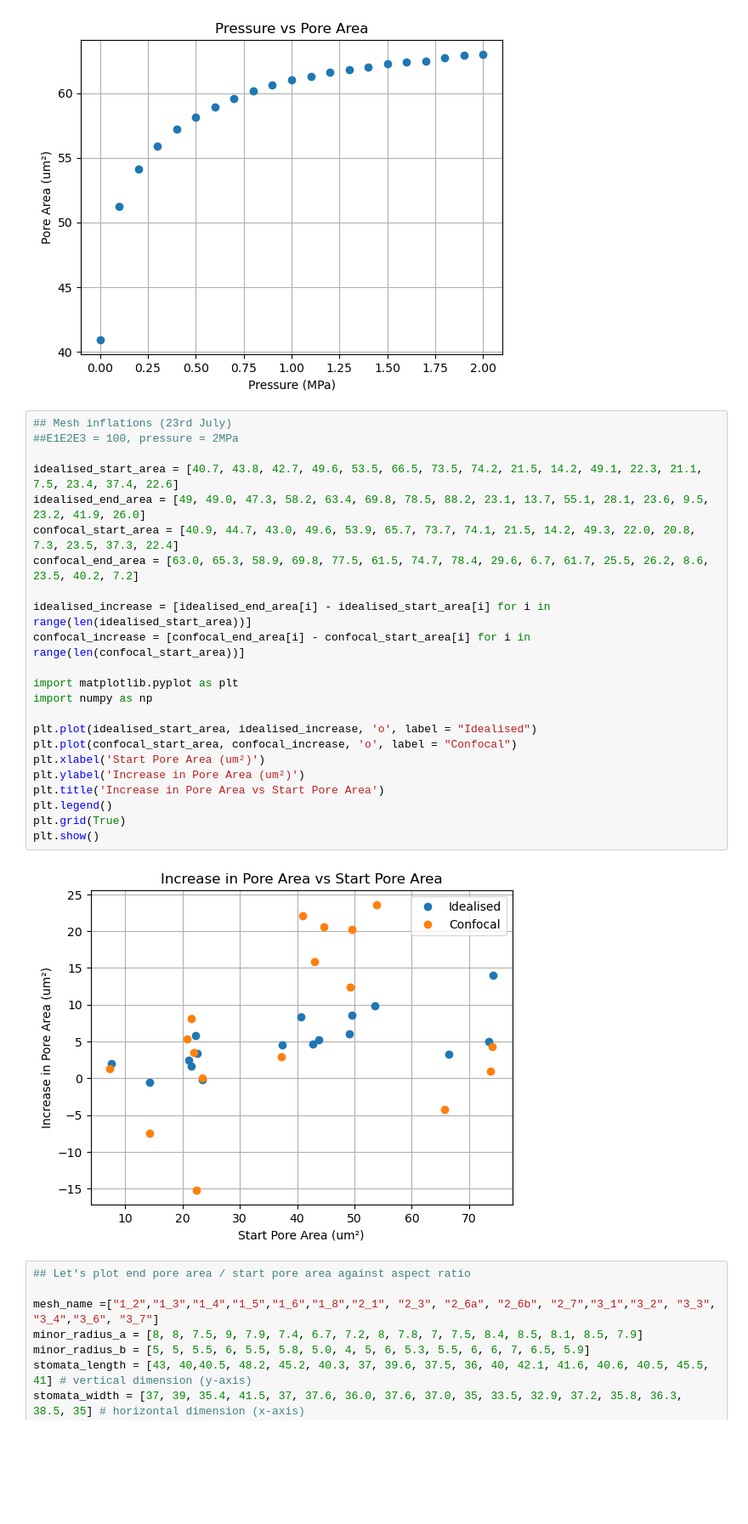
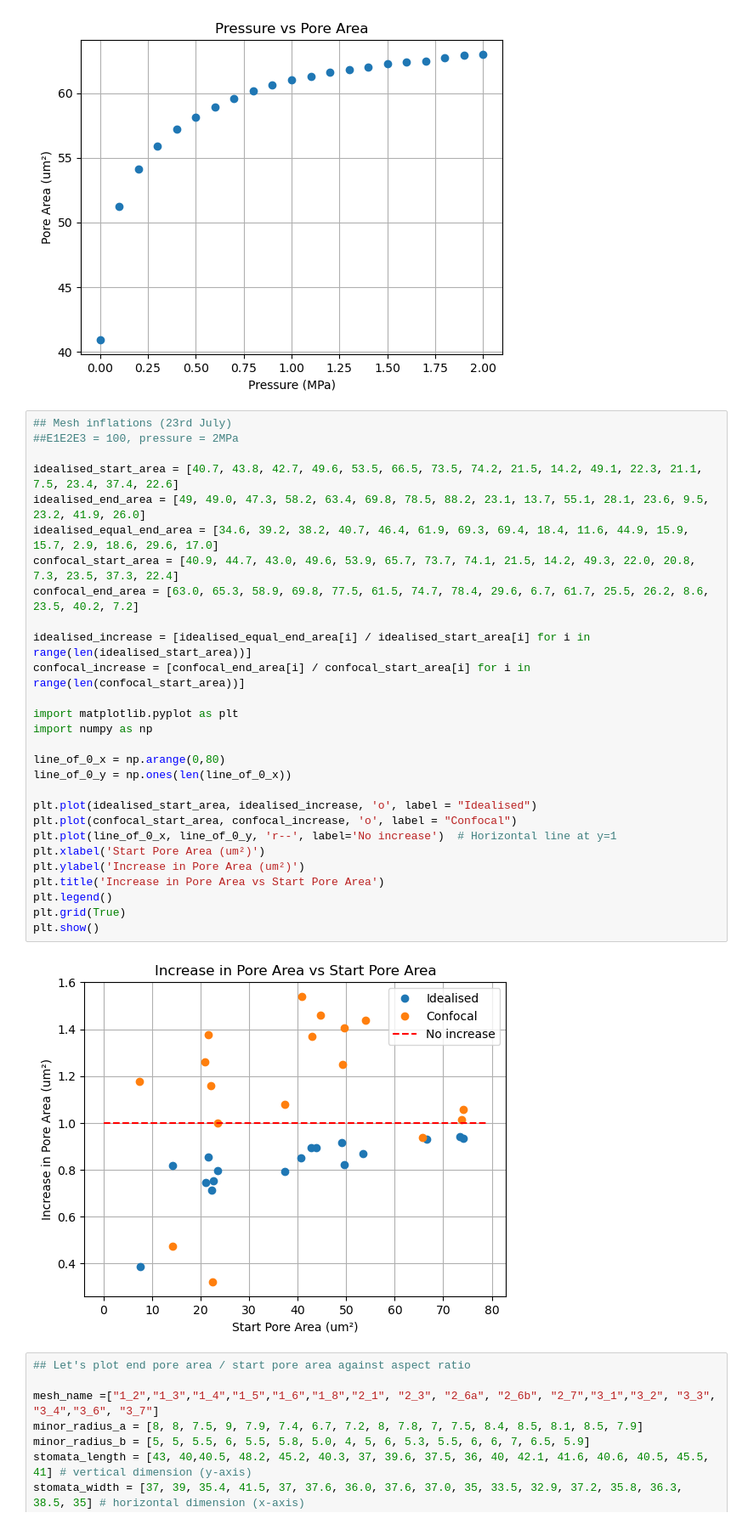
Before and after one commit to mtomtom/onion-stomatal-geometry, a Jupyter notebook: output/results.ipynb, the cells around one changed output. Shown at 85% size. Drawn from its saved outputs; the diff is of its cells as text; blank space fills up the shorter version.

```diff
--- a/output/results.ipynb
+++ b/output/results.ipynb
@@ -1074,28 +1074,33 @@ plt.show()
 # %%
 ## Mesh inflations (23rd July)
 ##E1E2E3 = 100, pressure = 2MPa
 
 idealised_start_area = [40.7, 43.8, 42.7, 49.6, 53.5, 66.5, 73.5, 74.2, 21.5, 14.2, 49.1, 22.3, 21.1, 7.5, 23.4, 37.4, 22.6]
 idealised_end_area = [49, 49.0, 47.3, 58.2, 63.4, 69.8, 78.5, 88.2, 23.1, 13.7, 55.1, 28.1, 23.6, 9.5, 23.2, 41.9, 26.0]
+idealised_equal_end_area = [34.6, 39.2, 38.2, 40.7, 46.4, 61.9, 69.3, 69.4, 18.4, 11.6, 44.9, 15.9, 15.7, 2.9, 18.6, 29.6, 17.0]
 confocal_start_area = [40.9, 44.7, 43.0, 49.6, 53.9, 65.7, 73.7, 74.1, 21.5, 14.2, 49.3, 22.0, 20.8, 7.3, 23.5, 37.3, 22.4]
 confocal_end_area = [63.0, 65.3, 58.9, 69.8, 77.5, 61.5, 74.7, 78.4, 29.6, 6.7, 61.7, 25.5, 26.2, 8.6, 23.5, 40.2, 7.2]
 
-idealised_increase = [idealised_end_area[i] - idealised_start_area[i] for i in range(len(idealised_start_area))]
-confocal_increase = [confocal_end_area[i] - confocal_start_area[i] for i in range(len(confocal_start_area))]
+idealised_increase = [idealised_equal_end_area[i] / idealised_start_area[i] for i in range(len(idealised_start_area))]
+confocal_increase = [confocal_end_area[i] / confocal_start_area[i] for i in range(len(confocal_start_area))]
 
 import matplotlib.pyplot as plt
 import numpy as np
 
+line_of_0_x = np.arange(0,80)
+line_of_0_y = np.ones(len(line_of_0_x))
+
 plt.plot(idealised_start_area, idealised_increase, 'o', label = "Idealised")
 plt.plot(confocal_start_area, confocal_increase, 'o', label = "Confocal")
+plt.plot(line_of_0_x, line_of_0_y, 'r--', label='No increase')  # Horizontal line at y=1
 plt.xlabel('Start Pore Area (um²)')
 plt.ylabel('Increase in Pore Area (um²)')
 plt.title('Increase in Pore Area vs Start Pore Area')
 plt.legend()
 plt.grid(True)
 plt.show()
 # %% [output]
-[figure, old version]
+[figure, new version]
 # %%
 ## Let's plot end pore area / start pore area against aspect ratio
 
```
Also changed, not shown: 1 other file.
